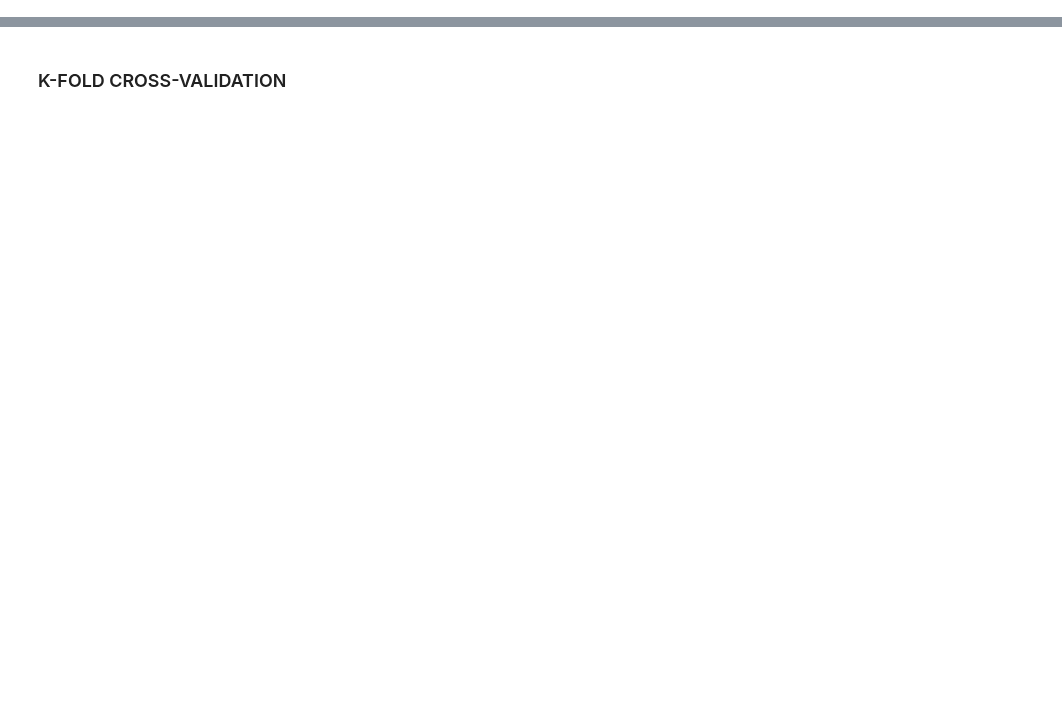
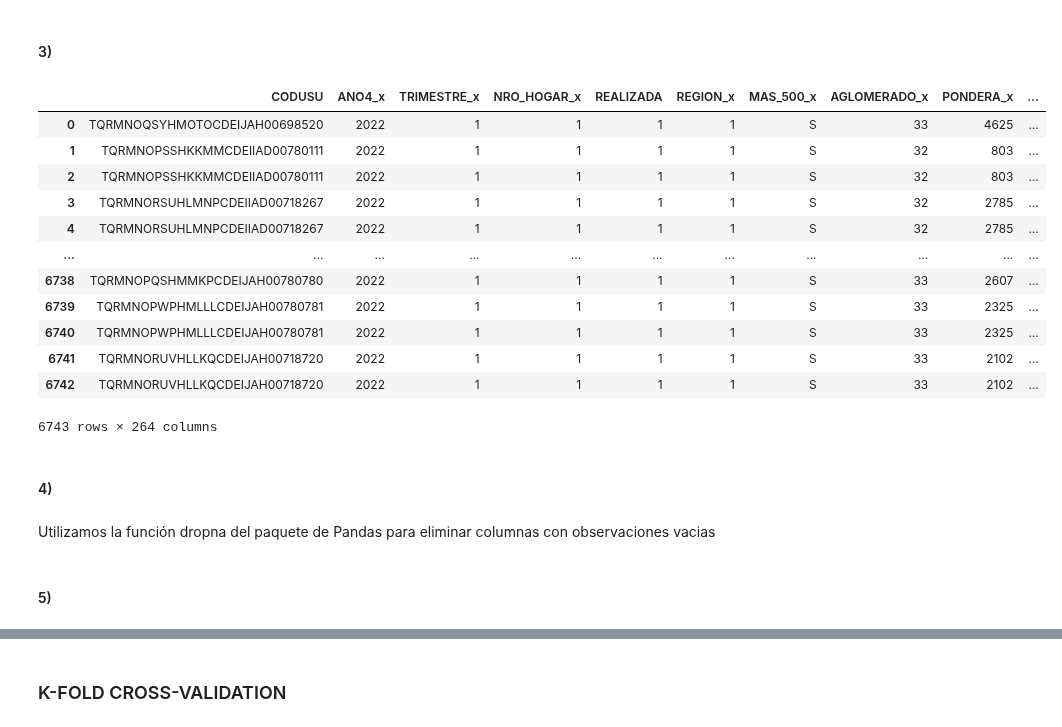
Before and after one commit to hpilar/TrabajosPracticos-Grupo4, a Jupyter notebook: TP3/TP3.ipynb, the cells around one changed output, grey strips where cells are left out. Saved outputs shown, nothing was run; the diff lists cells and outputs as text; code cells hidden in the pictures; blank space fills up the shorter version.

```diff
--- a/TP3/TP3.ipynb
+++ b/TP3/TP3.ipynb
@@ -21,0 +96,25 @@ from sklearn.metrics import mean_squared_error
+# %% [markdown]
+#### 3)
+# %%
+df_ba_unido = pd.merge(df_ba, df_usu, on="CODUSU", how="inner")
+df_ba_unido
+# %% [output]
+|  | CODUSU | ANO4_x | TRIMESTRE_x | NRO_HOGAR_x | REALIZADA | REGION_x | MAS_500_x | AGLOMERADO_x | PONDERA_x | ... |
+| 0 | TQRMNOQSYHMOTOCDEIJAH00698520 | 2022 | 1 | 1 | 1 | 1 | S | 33 | 4625 | ... |
+| 1 | TQRMNOPSSHKKMMCDEIIAD00780111 | 2022 | 1 | 1 | 1 | 1 | S | 32 | 803 | ... |
+| 2 | TQRMNOPSSHKKMMCDEIIAD00780111 | 2022 | 1 | 1 | 1 | 1 | S | 32 | 803 | ... |
+| 3 | TQRMNORSUHLMNPCDEIIAD00718267 | 2022 | 1 | 1 | 1 | 1 | S | 32 | 2785 | ... |
+| 4 | TQRMNORSUHLMNPCDEIIAD00718267 | 2022 | 1 | 1 | 1 | 1 | S | 32 | 2785 | ... |
+| ... | ... | ... | ... | ... | ... | ... | ... | ... | ... | ... |
+| 6738 | TQRMNOPQSHMMKPCDEIJAH00780780 | 2022 | 1 | 1 | 1 | 1 | S | 33 | 2607 | ... |
+| 6739 | TQRMNOPWPHMLLLCDEIJAH00780781 | 2022 | 1 | 1 | 1 | 1 | S | 33 | 2325 | ... |
+| 6740 | TQRMNOPWPHMLLLCDEIJAH00780781 | 2022 | 1 | 1 | 1 | 1 | S | 33 | 2325 | ... |
+| 6741 | TQRMNORUVHLLKQCDEIJAH00718720 | 2022 | 1 | 1 | 1 | 1 | S | 33 | 2102 | ... |
+| 6742 | TQRMNORUVHLLKQCDEIJAH00718720 | 2022 | 1 | 1 | 1 | 1 | S | 33 | 2102 | ... |
+6743 rows × 264 columns
+# %% [markdown]
+#### 4)
+# %% [markdown]
+Utilizamos la función dropna del paquete de Pandas para eliminar columnas con observaciones vacias
+# %% [markdown]
+#### 5)
```
Also changed, not shown: parts of 13 cells of this notebook.
